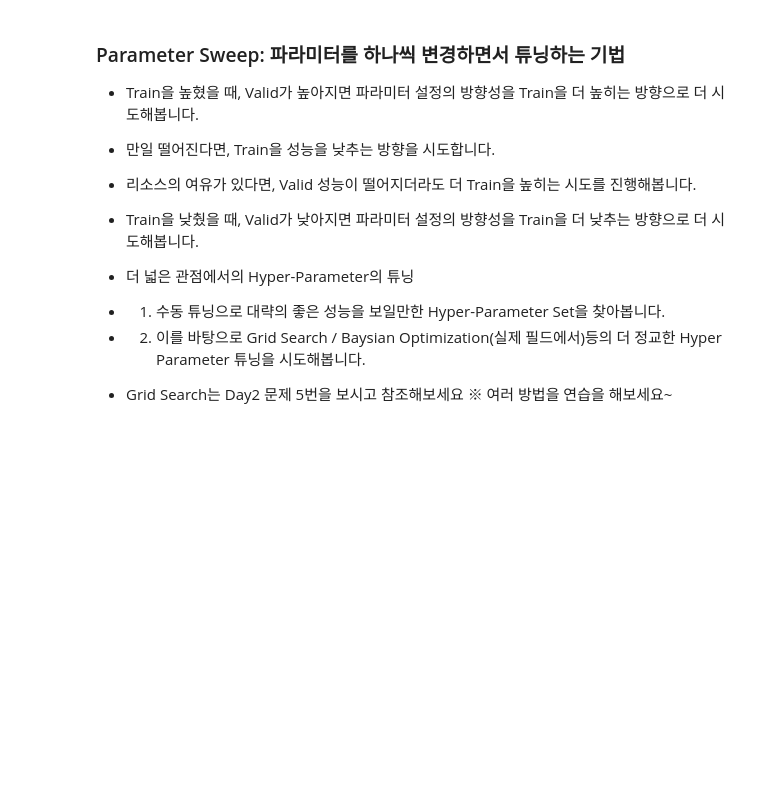
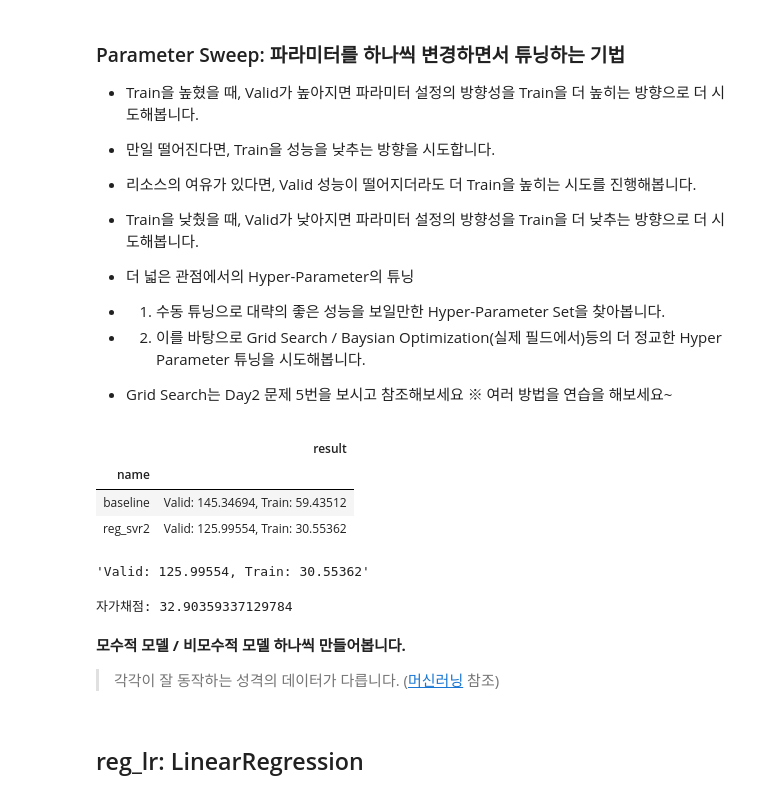
Before and after one commit to sunkusun9/DS_lv3_2610, a Jupyter notebook: sec_ds_lv3_prob3_kaggle.ipynb, the cells around one changed output. Cells and saved outputs as stored; diff of their text form; code cells hidden in the pictures; blank space fills up the shorter version.

Commit message:
Day1 Kaggle 문제 Step 4 노트입니다.

```diff
--- a/sec_ds_lv3_prob3_kaggle.ipynb
+++ b/sec_ds_lv3_prob3_kaggle.ipynb
@@ -351,3 +351,33 @@ print("자가채점: {}".format(mean_absolute_error(s_kaggle_ans, prd)))
 - 2. 이를 바탕으로 Grid Search / Baysian Optimization(실제 필드에서)등의 더 정교한 Hyper Parameter 튜닝을 시도해봅니다.
 - Grid Search는 Day2 문제 5번을 보시고 참조해보세요
 ※ 여러 방법을 연습을 해보세요~
+# %%
+from sklearn.svm import SVR
+
+# C는 10의 승수 단위로 변경을 합니다. Ex), 0.01, 0.1, 1, 10, 100, ....
+# gamma 는 민감하니 작은 단위로 변경을 시도합니다.
+ct = ColumnTransformer([
+    ('std', StandardScaler(), ['TotalHour'] + ['lag_{}'.format(i) for i in range(1, 7)]),
+    ('ohe', OneHotEncoder(categories='auto'), ['DayName']),
+    ('pt', 'passthrough', ['AM'])
+])
+reg_svr2 = make_pipeline(
+    ct, SVR(kernel = 'rbf', C = 1000, gamma = 0.2)
+)
+eval_model('reg_svr2', reg_svr2)
+# %% [output]
+|  | result |
+| name |  |
+| baseline | Valid: 145.34694, Train: 59.43512 |
+| reg_svr2 | Valid: 125.99554, Train: 30.55362 |
+'Valid: 125.99554, Train: 30.55362'
+# %%
+prd = select_model(reg_svr2)
+print("자가채점: {}".format(mean_absolute_error(s_kaggle_ans, prd)))
+# %% [output]
+자가채점: 32.90359337129784
+# %% [markdown]
+**모수적 모델 / 비모수적 모델 하나씩 만들어봅니다.**
+> 각각이 잘 동작하는 성격의 데이터가 다릅니다. ([머신러닝](https://github.com/sunkusun9/DS_Lv3_elearning/blob/main/11.%20%EB%A8%B8%EC%8B%A0%20%EB%9F%AC%EB%8B%9D.ipynb) 참조)
+# %% [markdown]
+## reg_lr: LinearRegression
```
Also changed, not shown: parts of 13 cells of this notebook.
